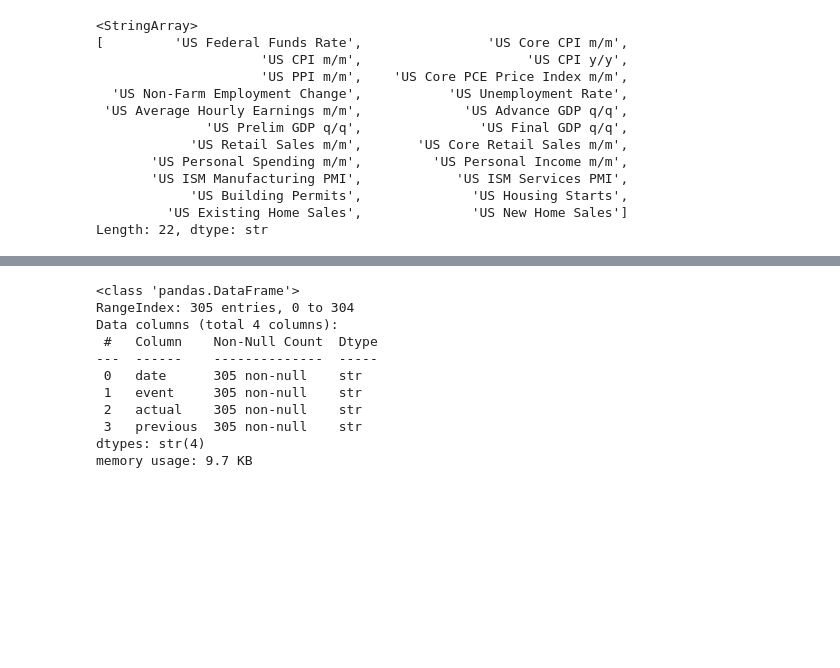
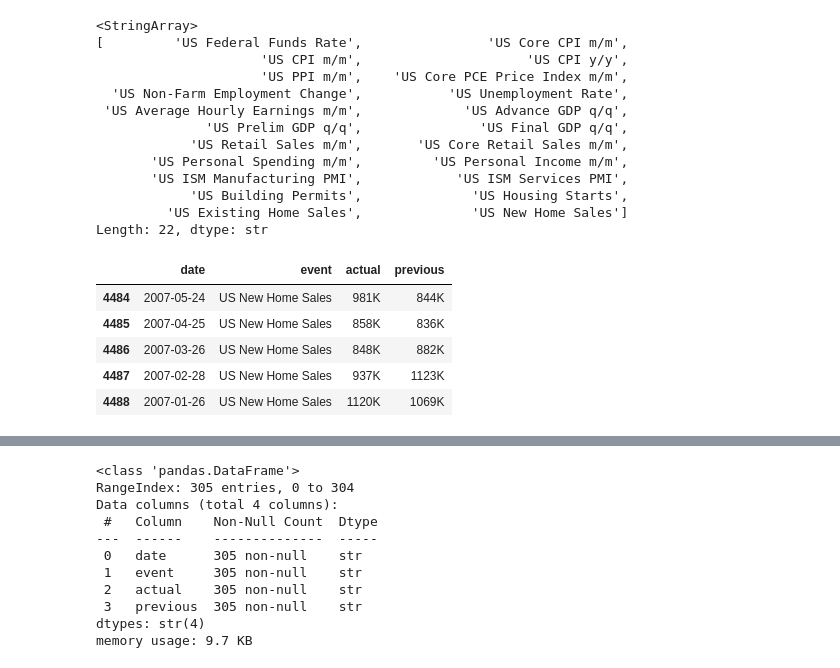
Before and after one commit to iagorivadulla/Market-Regime-ML-Meta-Labeling-System, a Jupyter notebook: data/interim/testing.ipynb, the cells around one changed output, grey strips where cells are left out. Saved outputs shown, nothing was run; the diff lists cells and outputs as text; code cells hidden in the pictures; blank space fills up the shorter version.

```diff
--- a/data/interim/testing.ipynb
+++ b/data/interim/testing.ipynb
@@ -198,3 +199,12 @@ data_events['event'].unique()
             'US Building Permits',              'US Housing Starts',
          'US Existing Home Sales',              'US New Home Sales']
 Length: 22, dtype: str
+# %%
+data_events.tail()
+# %% [output]
+|  | date | event | actual | previous |
+| 4484 | 2007-05-24 | US New Home Sales | 981K | 844K |
+| 4485 | 2007-04-25 | US New Home Sales | 858K | 836K |
+| 4486 | 2007-03-26 | US New Home Sales | 848K | 882K |
+| 4487 | 2007-02-28 | US New Home Sales | 937K | 1123K |
+| 4488 | 2007-01-26 | US New Home Sales | 1120K | 1069K |
```
Also changed, not shown: parts of 9 cells of this notebook.
